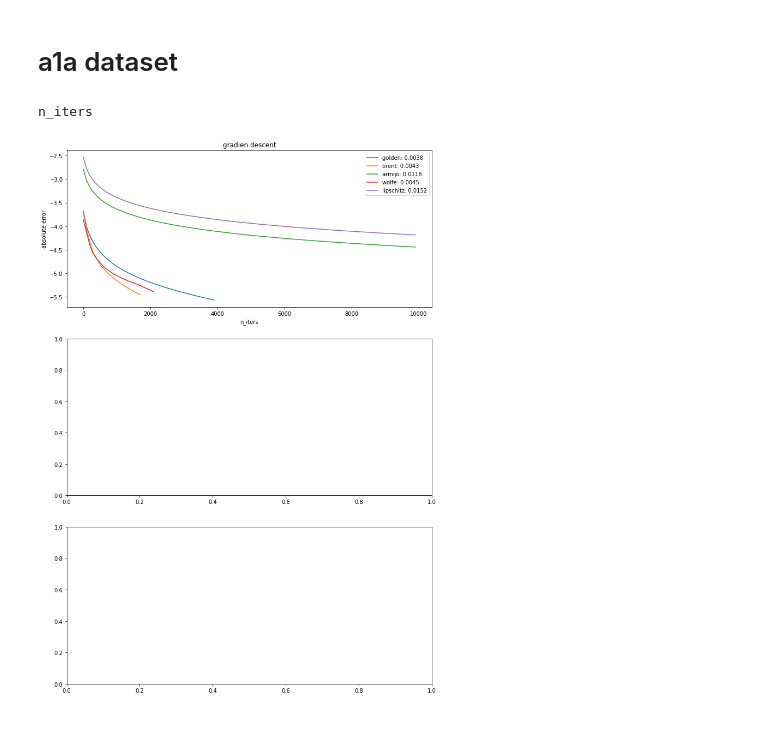
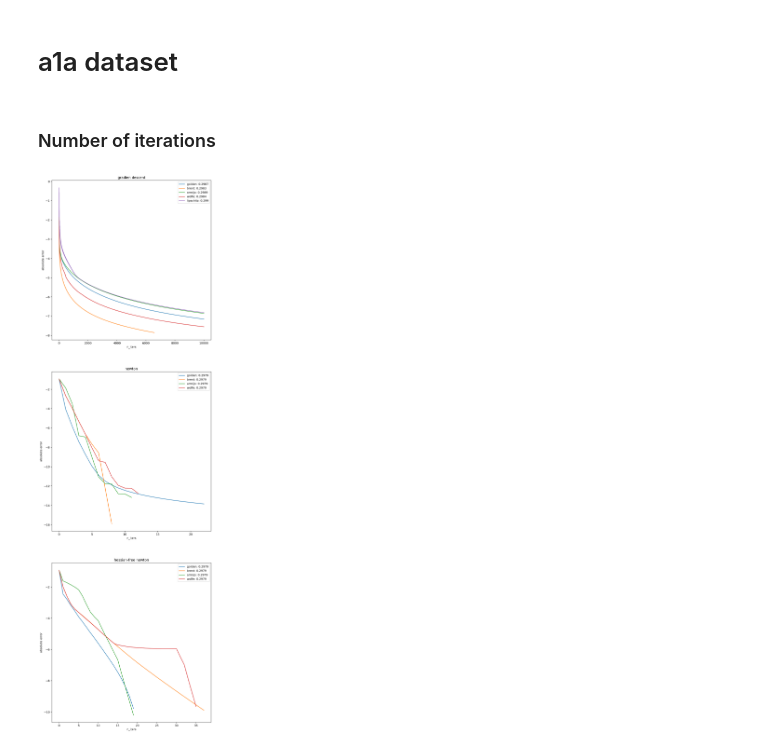
Before and after one commit to Howuhh/hse_optimization, a Jupyter notebook: hw2/analysis.ipynb, the cells around one changed output. Saved outputs shown, nothing was run; the diff lists cells and outputs as text; code cells hidden in the pictures.

Commit message:
add data generation from logs

```diff
--- a/hw2/analysis.ipynb
+++ b/hw2/analysis.ipynb
@@ -27,16 +25,16 @@ def plot_model(oracle, optimizers_param):
     entropy_true = oracle.value(model.coef_.reshape(-1, 1))
 
     w_n = oracle.X.shape[1]
-    w_init = np.random.uniform(size=(w_n, 1))
+    w_init = np.zeros((w_n, 1))
 
-    fig, axs = plt.subplots(3, 1, figsize=(12, 18))
+    fig, axs = plt.subplots(3, 1, figsize=(10, 35)) # 12, 18
 
-    for i, (name, log_feature, optimizer, line_search_methods, log_modulo) in enumerate(optimizers_param):
+    for i, (name, log_feature, optimizer, line_search_methods) in enumerate(optimizers_param):
         for line_search in line_search_methods:
-            w, log = optimizer(oracle, w_init, line_search_method=line_search, log_modulo=log_modulo)
+            w, log = optimizer(oracle, w_init, line_search_method=line_search)
 
             if log_feature == "n_iters":
-                feature = np.arange(log.get_log()["time"].shape[0]) * log_modulo
+                feature = np.arange(log.get_log()["time"].shape[0])
             else:
                 feature = log.get_log()[log_feature]
 
@@ -46,22 +44,23 @@ def plot_model(oracle, optimizers_param):
                         label=f"{line_search}: {np.round(np.min(entropy), 4)}")
 
     for ax, param in zip(axs.flat, optimizers_param):
-        print(log_feature)
         ax.set_title(param[0])
         ax.set(xlabel=f"{log_feature}", ylabel="absolute error")
         ax.legend()
 # %% [markdown]
 # a1a dataset
 # %%
-a1a_oracle = make_oracle()
+a1a_oracle = make_oracle("data/a1a.txt")
 
-a1a_optim_params = [
-    ("gradien descent", "n_iters", optimize_gd, ["golden", "brent", "armijo", "wolfe", "lipschitz"], 100),
-#     ("newton", "n_iters", optimize_newton, ["golden", "brent", "armijo", "wolfe"], 1),
-#     ("hessian-free newton", "n_iters", optimize_hfn, ["golden", "brent", "armijo", "wolfe"], 1)
-]
+# TODO: function to generate data once into json/pickle and dump -> then graphs
+a1a_optim_params = [[
+    ("gradien descent", x_axis, optimize_gd, ["golden", "brent", "armijo", "wolfe", "lipschitz"]),
+    ("newton", x_axis, optimize_newton, ["golden", "brent", "armijo", "wolfe"]),
+    ("hessian-free newton", x_axis, optimize_hfn, ["golden", "brent", "armijo", "wolfe"])
+] for x_axis in ["n_iters", "time", "call_count"]]
+# %% [markdown]
+### Number of iterations
 # %%
-plot_model(a1a_oracle, a1a_optim_params)
+plot_model(a1a_oracle, a1a_optim_params[0])
 # %% [output]
-n_iters
-[figure, old version]
+[figure, new version]
```
Also changed, not shown: parts of 7 cells of this notebook, 8 other files.
